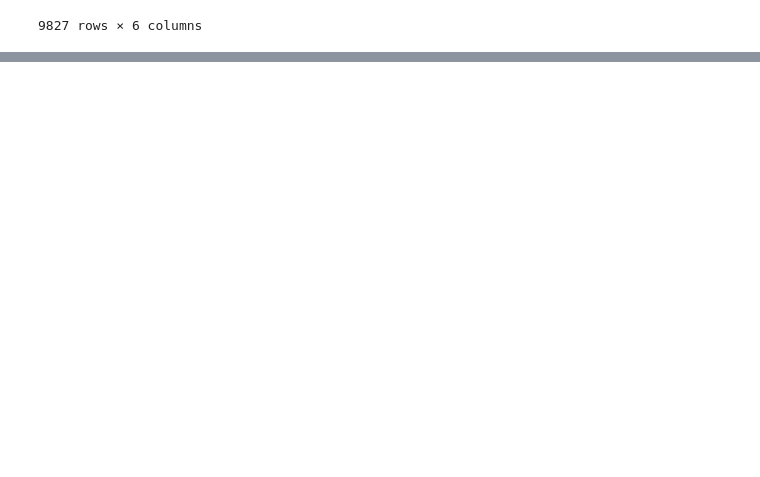
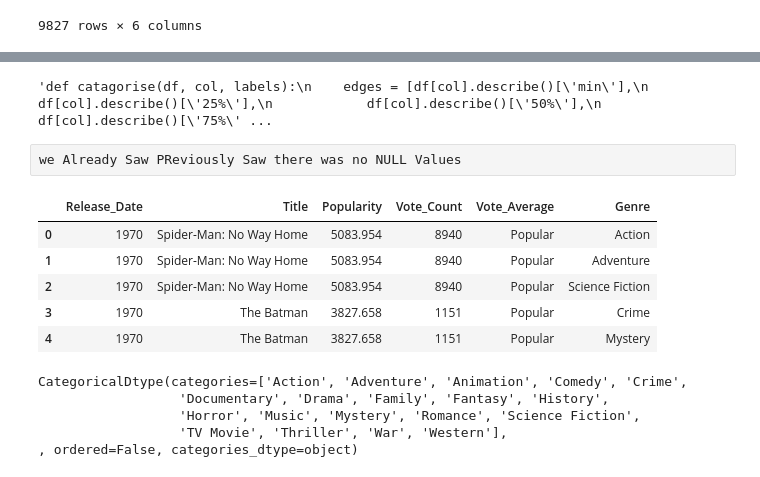
Before and after one commit to 24f2007064/DS-Notes-from-Basics, a Jupyter notebook: PROJECTS/NetFlix/Data process.ipynb, the cells around one changed output, grey strips where cells are left out. Cells and saved outputs as stored; diff of their text form; code cells hidden in the pictures; blank space fills up the shorter version.

Commit message:
1st Objective of Practice netflix proj's

```diff
--- a/PROJECTS/NetFlix/Data process.ipynb
+++ b/PROJECTS/NetFlix/Data process.ipynb
@@ -161,0 +169,3 @@ catagorise(df, 'Vote_Average', labels)
+# %%
+df.dropna(inplace= True)
+df.isna().sum()
@@ -161,0 +180,30 @@ catagorise(df, 'Vote_Average', labels)
+# %%
+# DO NOT RUN THIS AFTER THE PREVOUS,,
+
+
+'''def catagorise(df, col, labels):
+    edges = [df[col].describe()['min'],
+            df[col].describe()['25%'],
+            df[col].describe()['50%'],
+            df[col].describe()['75%'],
+            df[col].describe()['max']]
+    df[col] = pd.cut(df[col], edges, labels = labels, duplicates='drop', include_lowest= True)
+    """This will
+    Include the((LOWEST), higest]
+    so the NULL will NOT Appeare here for this DATASET after labling the Vote Average"""
+    return df'''
+# %% [output]
+'def catagorise(df, col, labels):\n    edges = [df[col].describe()[\'min\'],\n            df[col].describe()[\'25%\'],\n            df[col].describe()[\'50%\'],\n            df[col].describe()[\'75%\' ...
+# %% [raw]
+we Already Saw PReviously Saw there was no NULL Values
+# %%
+df['Genre'] = df['Genre'].str.split(', ')
+df = df.explode('Genre').reset_index(drop=True)
+df.head()
+# %% [output]
+|  | Release_Date | Title | Popularity | Vote_Count | Vote_Average | Genre |
+| 0 | 1970 | Spider-Man: No Way Home | 5083.954 | 8940 | Popular | Action |
+| 1 | 1970 | Spider-Man: No Way Home | 5083.954 | 8940 | Popular | Adventure |
+| 2 | 1970 | Spider-Man: No Way Home | 5083.954 | 8940 | Popular | Science Fiction |
+| 3 | 1970 | The Batman | 3827.658 | 1151 | Popular | Crime |
+| 4 | 1970 | The Batman | 3827.658 | 1151 | Popular | Mystery |
@@ -161,0 +212,8 @@ catagorise(df, 'Vote_Average', labels)
+# %%
+df['Genre'].dtypes
+# %% [output]
+CategoricalDtype(categories=['Action', 'Adventure', 'Animation', 'Comedy', 'Crime',
+                  'Documentary', 'Drama', 'Family', 'Fantasy', 'History',
+                  'Horror', 'Music', 'Mystery', 'Romance', 'Science Fiction',
+                  'TV Movie', 'Thriller', 'War', 'Western'],
+, ordered=False, categories_dtype=object)
```
Also changed, not shown: parts of 11 cells of this notebook.
